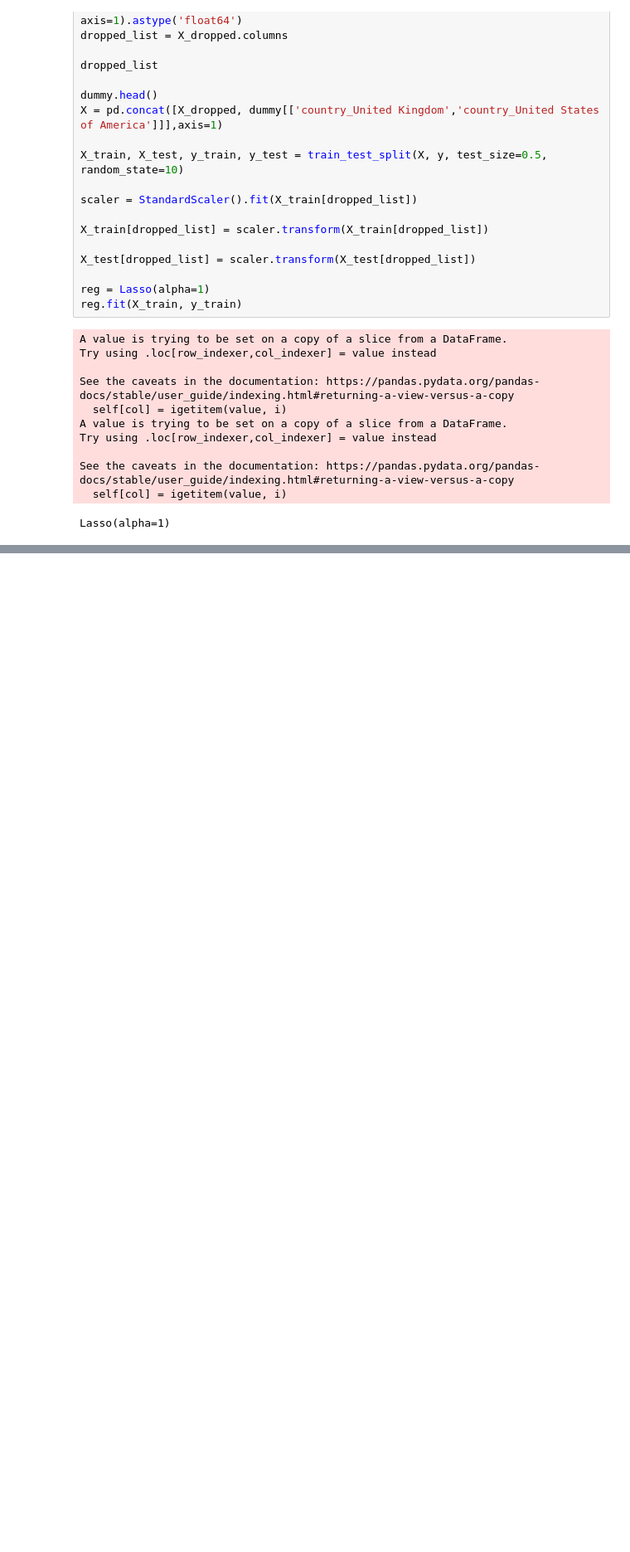
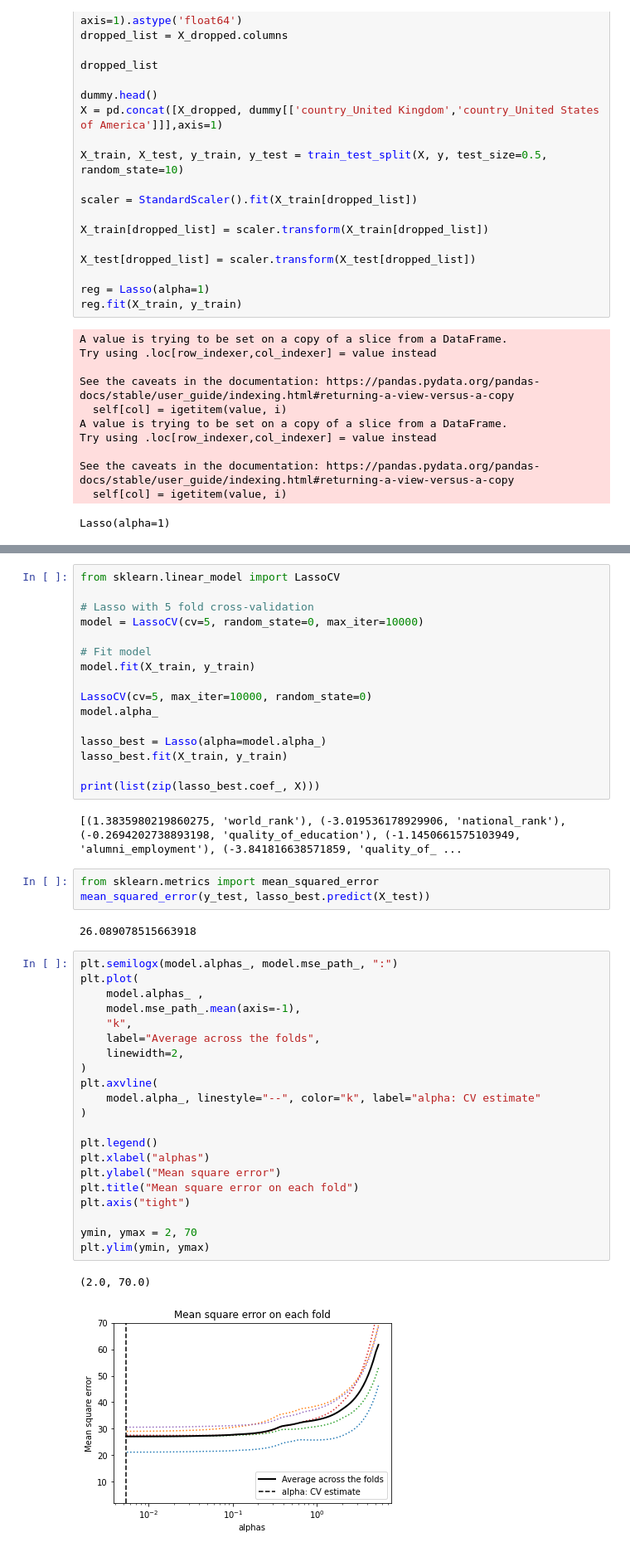
Before and after one commit to bluewallumich/Predicting-Educational-Outcomes, a Jupyter notebook: Milestone II Project v1.ipynb, the cells around one changed output, grey strips where cells are left out. Shown at 83% size. Cells and saved outputs as stored; diff of their text form; blank space fills up the shorter version.

```diff
--- a/Milestone II Project v1.ipynb
+++ b/Milestone II Project v1.ipynb
@@ -670,0 +697,47 @@ Lasso(alpha=1)
+# %%
+from sklearn.linear_model import LassoCV
+
+# Lasso with 5 fold cross-validation
+model = LassoCV(cv=5, random_state=0, max_iter=10000)
+
+# Fit model
+model.fit(X_train, y_train)
+
+LassoCV(cv=5, max_iter=10000, random_state=0)
+model.alpha_
+
+lasso_best = Lasso(alpha=model.alpha_)
+lasso_best.fit(X_train, y_train)
+
+print(list(zip(lasso_best.coef_, X)))
+# %% [output]
+[(1.3835980219860275, 'world_rank'), (-3.019536178929906, 'national_rank'), (-0.2694202738893198, 'quality_of_education'), (-1.1450661575103949, 'alumni_employment'), (-3.841816638571859, 'quality_of_ ...
+# %%
+from sklearn.metrics import mean_squared_error
+mean_squared_error(y_test, lasso_best.predict(X_test))
+# %% [output]
+26.089078515663918
+# %%
+plt.semilogx(model.alphas_, model.mse_path_, ":")
+plt.plot(
+    model.alphas_ ,
+    model.mse_path_.mean(axis=-1),
+    "k",
+    label="Average across the folds",
+    linewidth=2,
+)
+plt.axvline(
+    model.alpha_, linestyle="--", color="k", label="alpha: CV estimate"
+)
+
+plt.legend()
+plt.xlabel("alphas")
+plt.ylabel("Mean square error")
+plt.title("Mean square error on each fold")
+plt.axis("tight")
+
+ymin, ymax = 2, 70
+plt.ylim(ymin, ymax)
+# %% [output]
+(2.0, 70.0)
+[figure, added]
```
Also changed, not shown: parts of 1 cell of this notebook.
